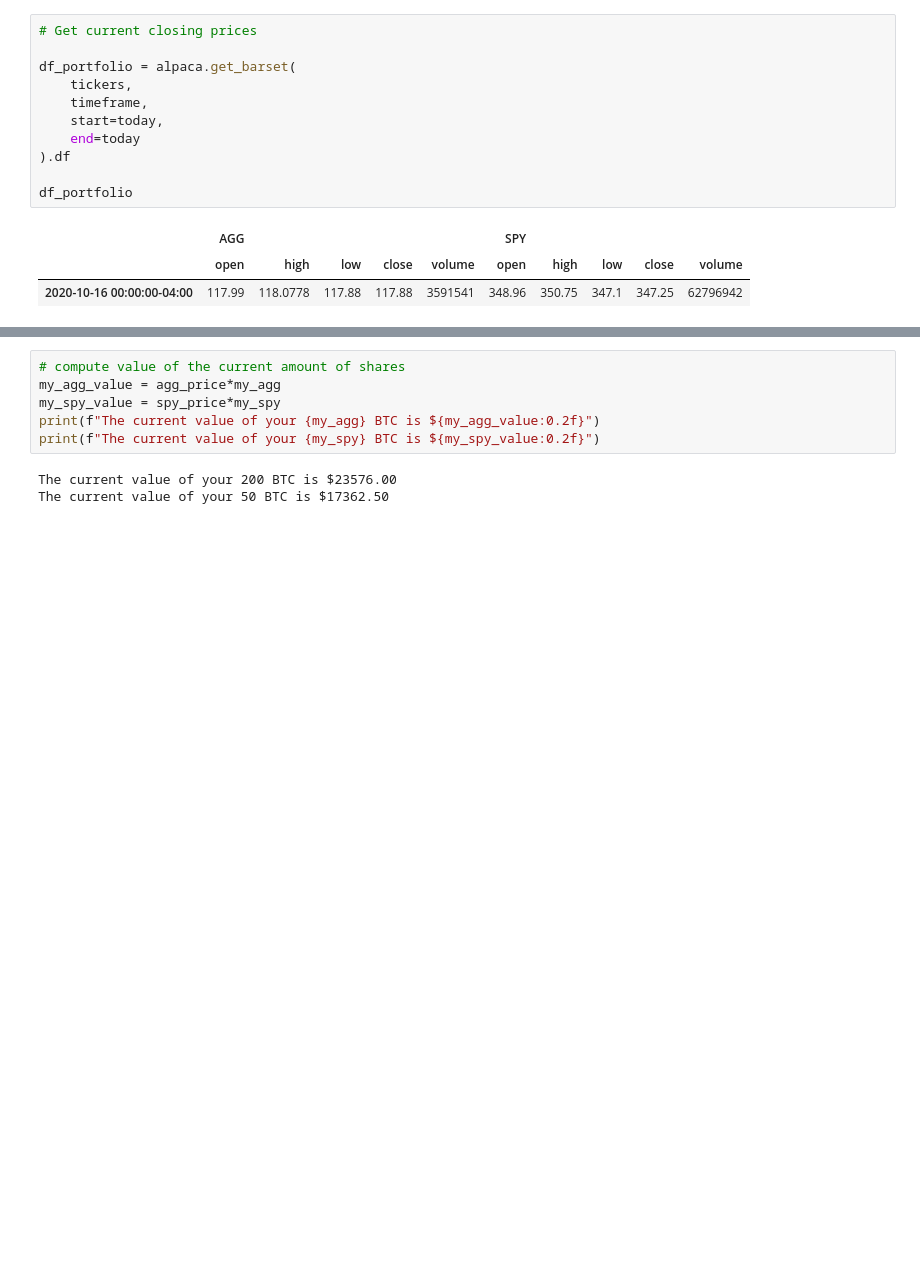
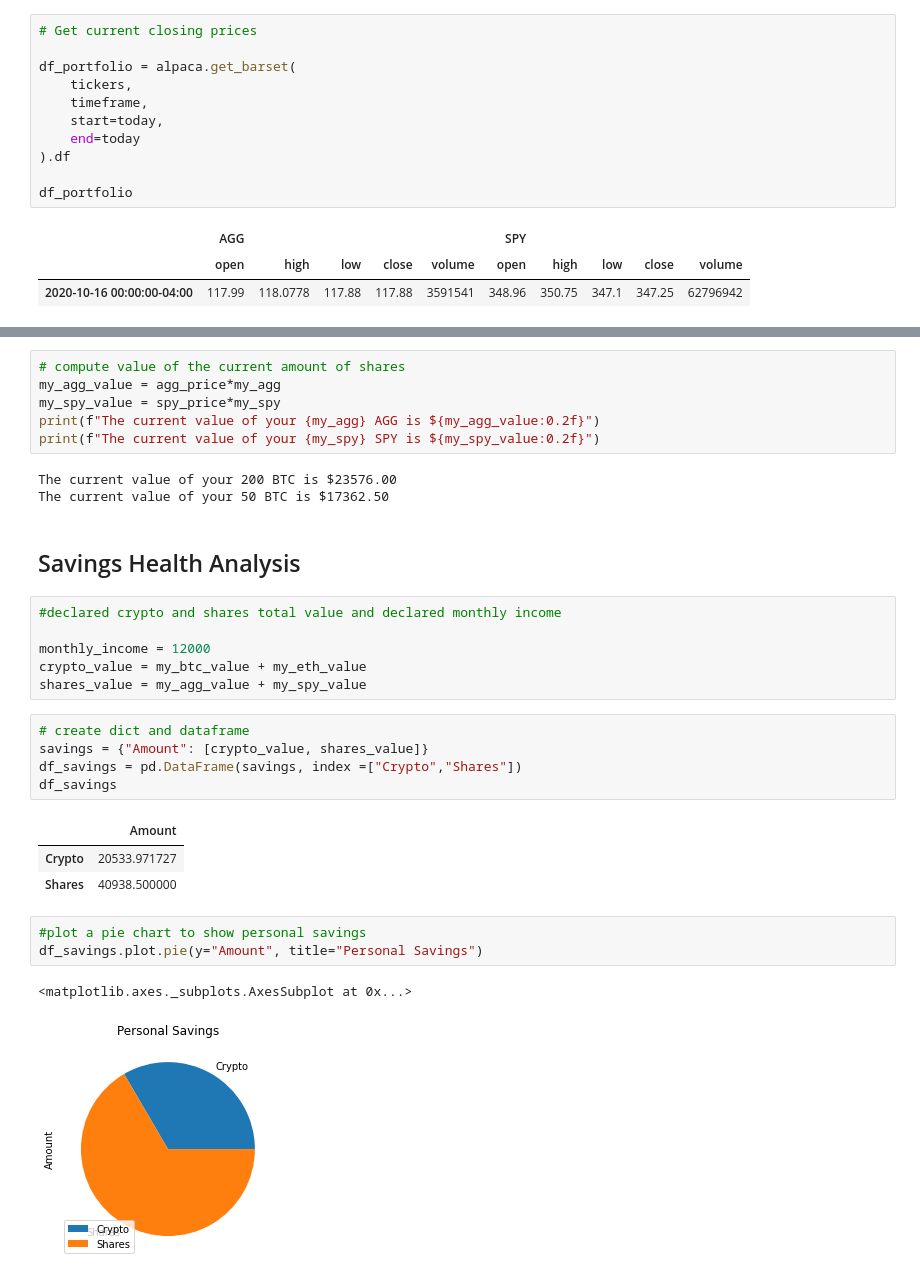
Before and after one commit to howardj2213/python_homework, a Jupyter notebook: financial_planning_hwk/financial_planning.ipynb, the cells around one changed output, grey strips where cells are left out. Saved outputs shown, nothing was run; the diff lists cells and outputs as text; blank space fills up the shorter version.

Commit message:
set savings to column called Amount and created pie chart

```diff
--- a/financial_planning_hwk/financial_planning.ipynb
+++ b/financial_planning_hwk/financial_planning.ipynb
@@ -89,8 +96,31 @@ spy_price = float(df_portfolio["SPY"]["close"])
 # compute value of the current amount of shares
 my_agg_value = agg_price*my_agg
 my_spy_value = spy_price*my_spy
-print(f"The current value of your {my_agg} BTC is ${my_agg_value:0.2f}")
-print(f"The current value of your {my_spy} BTC is ${my_spy_value:0.2f}")
+print(f"The current value of your {my_agg} AGG is ${my_agg_value:0.2f}")
+print(f"The current value of your {my_spy} SPY is ${my_spy_value:0.2f}")
 # %% [output]
 The current value of your 200 BTC is $23576.00
 The current value of your 50 BTC is $17362.50
+# %% [markdown]
+## Savings Health Analysis
+# %%
+#declared crypto and shares total value and declared monthly income
+
+monthly_income = 12000
+crypto_value = my_btc_value + my_eth_value
+shares_value = my_agg_value + my_spy_value
+# %%
+# create dict and dataframe
+savings = {"Amount": [crypto_value, shares_value]}
+df_savings = pd.DataFrame(savings, index =["Crypto","Shares"])
+df_savings
+# %% [output]
+|  | Amount |
+| Crypto | 20533.971727 |
+| Shares | 40938.500000 |
+# %%
+#plot a pie chart to show personal savings
+df_savings.plot.pie(y="Amount", title="Personal Savings")
+# %% [output]
+<matplotlib.axes._subplots.AxesSubplot at 0x...>
+[figure, added]
```
Also changed, not shown: parts of 3 cells of this notebook.
